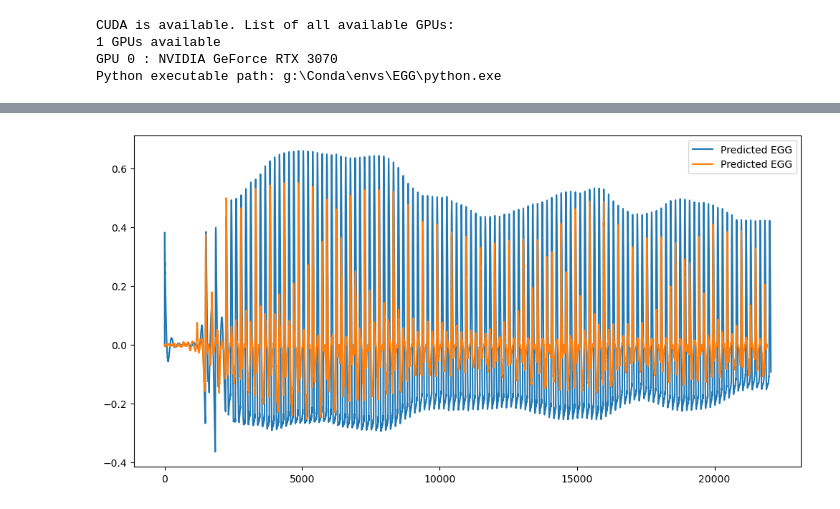
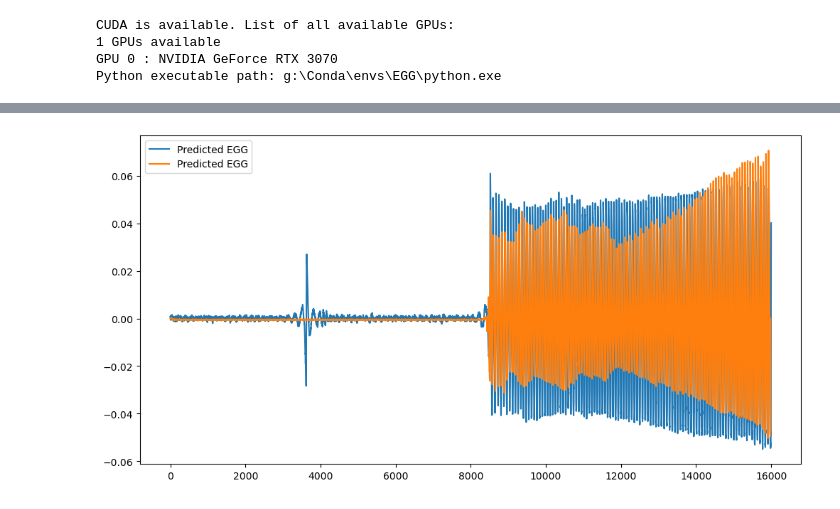
Before and after one commit to ChuanCh/A2E, a Jupyter notebook: WaveNet_train.ipynb, the cells around one changed output, grey strips where cells are left out. Cells and saved outputs as stored; diff of their text form; code cells hidden in the pictures.

```diff
--- a/WaveNet_train.ipynb
+++ b/WaveNet_train.ipynb
@@ -451,12 +611,10 @@ Epoch 11: New best model saved with loss 0.002674152891904066
 # %%
-# prediction
+# load model and predict
 import matplotlib.pyplot as plt
 
 # load the best model
-model_path = r'F:\A2E git\A2E\Trial11_drop0.5_stride2_group_all_sr16000\models\best_model.pt'
+model_path = r'F:\A2E git\A2E\Trial17_d0.5_stride1_test2_sr16_hanning_attention_channel128\models\best_model.pt'
 
-# Instantiate the model
-channels = 32  # You may need to tune this based on your dataset
 model = WaveNet(input_channels=1, dilation_channels=channels)
 model.load_state_dict(torch.load(model_path))
 device = torch.device('cuda' if torch.cuda.is_available() else 'cpu')
@@ -464,8 +622,15 @@ model = model.to(device)
 # %%
 model.eval()
 with torch.no_grad():
+    predictions = []
+    targets = []
     for data in test_dataloader:
         a, e = data
         a = a.to(device)
         e = e.to(device)
         output = model(a)
+        predictions.append(output.cpu())
+        targets.append(e.cpu())
+
+predictions = torch.cat(predictions, dim=0)
+targets = torch.cat(targets, dim=0)
@@ -568,10 +726,10 @@ def overlap_and_add(frames, hop_length, frame_length_ms):
 import matplotlib.pyplot as plt
 
 # load the best model
-model_path = r'F:\A2E git\A2E\Trial12_dropout0.5_stride1_test_sr16000_hanning\models\best_model.pt'
+model_path = r'Trial17_d0.5_stride1_F02_sr16_hanning_attention_channel128\models\best_model.pt'
 
 # Instantiate the model
-channels = 32  # You may need to tune this based on your dataset
+channels = 128  # You may need to tune this based on your dataset
 model = WaveNet(input_channels=1, dilation_channels=channels)
 model.load_state_dict(torch.load(model_path))
 device = torch.device('cuda' if torch.cuda.is_available() else 'cpu')
@@ -581,12 +739,17 @@ audio_path = r'F:\audio\evaluation_audio\pathology\1-iau.wav'
 egg_path = r'F:\audio\evaluation_audio\pathology\1-iau-egg.wav'
 test_audio, sr = librosa.load(audio_path, sr=samplerate, mono=True)
 test_egg, _ = librosa.load(egg_path, sr=samplerate, mono=True)
-test_audio = test_audio[:samplerate]
-test_egg = test_egg[:samplerate]
+
+test_audio = test_audio[0:samplerate]
+test_egg = test_egg[0:samplerate]
 
 test_audio = voice_preprocess(test_audio, sr)
 test_egg = process_EGG_signal(test_egg, sr)
 test_audio = test_audio / np.max(np.abs(test_audio))
-test_audio_frames = segment_audio(test_audio, samplerate, frame_length_ms, 1)
-test_egg_frames = predict_frames(test_audio_frames, model, device)
-predicted_test_egg = overlap_and_add(test_egg_frames, hop_length_samples, frame_length_ms)
+test_egg = test_egg / np.max(np.abs(test_egg))
+
+test_audio_frames = segment_audio_temp(test_audio, samplerate, frame_length_ms, 1)
+test_egg_frames = segment_audio_temp(test_egg, samplerate, frame_length_ms, 1)
+
+predicted_test_egg_frames = predict_frames(test_audio_frames, model, device)
+predicted_test_egg = overlap_and_add(predicted_test_egg_frames, hop_length_samples, frame_length_ms)
@@ -646,15 +809,14 @@ def overlap_and_add(frames, hop_length, frame_length_ms):
 
     return output
 
-
-frame_length_ms = 12  # This seems like a typo or misconfiguration if frame length should be 192 samples
-frame_length_samples = int(samplerate * frame_length_ms / 1000)
-hop_length = 1
+frame_length_ms = 12
+# frame_length_samples = int(samplerate * frame_length_ms / 1000)
+# hop_length = frame_length_samples // 2
 
 # var repeatition
-predict_audio_frames = segment_audio(test_audio, samplerate, frame_length_ms, hop_length)
+predict_audio_frames = segment_audio_temp(test_raw_audio, samplerate, frame_length_ms, hop_length_samples)
 predicted_egg_frames = predict_frames(predict_audio_frames, model, device)
-predicted_egg = overlap_and_add(predicted_egg_frames, hop_length, frame_length_ms)
+predicted_egg = overlap_and_add(predicted_egg_frames, hop_length_samples, frame_length_ms)
 # %%
 # oncatenated predicted_egg_frames
 predicted_egg_frames_c = np.concatenate(predicted_egg_frames)
@@ -677,11 +836,11 @@ plt.show()
 # %%
 # Plot the first sample
 plt.figure(figsize=(12, 6))
-plt.plot(test_egg, label='Predicted EGG')
+plt.plot(test_raw_egg, label='Predicted EGG')
 plt.plot(predicted_egg, label='Predicted EGG')
 plt.legend()
 plt.show()
 # %% [output]
-[figure, old version]
+[figure, new version]
 # %%
 import soundfile as sf
```
Also changed, not shown: parts of 17 cells of this notebook, 18 other files.
